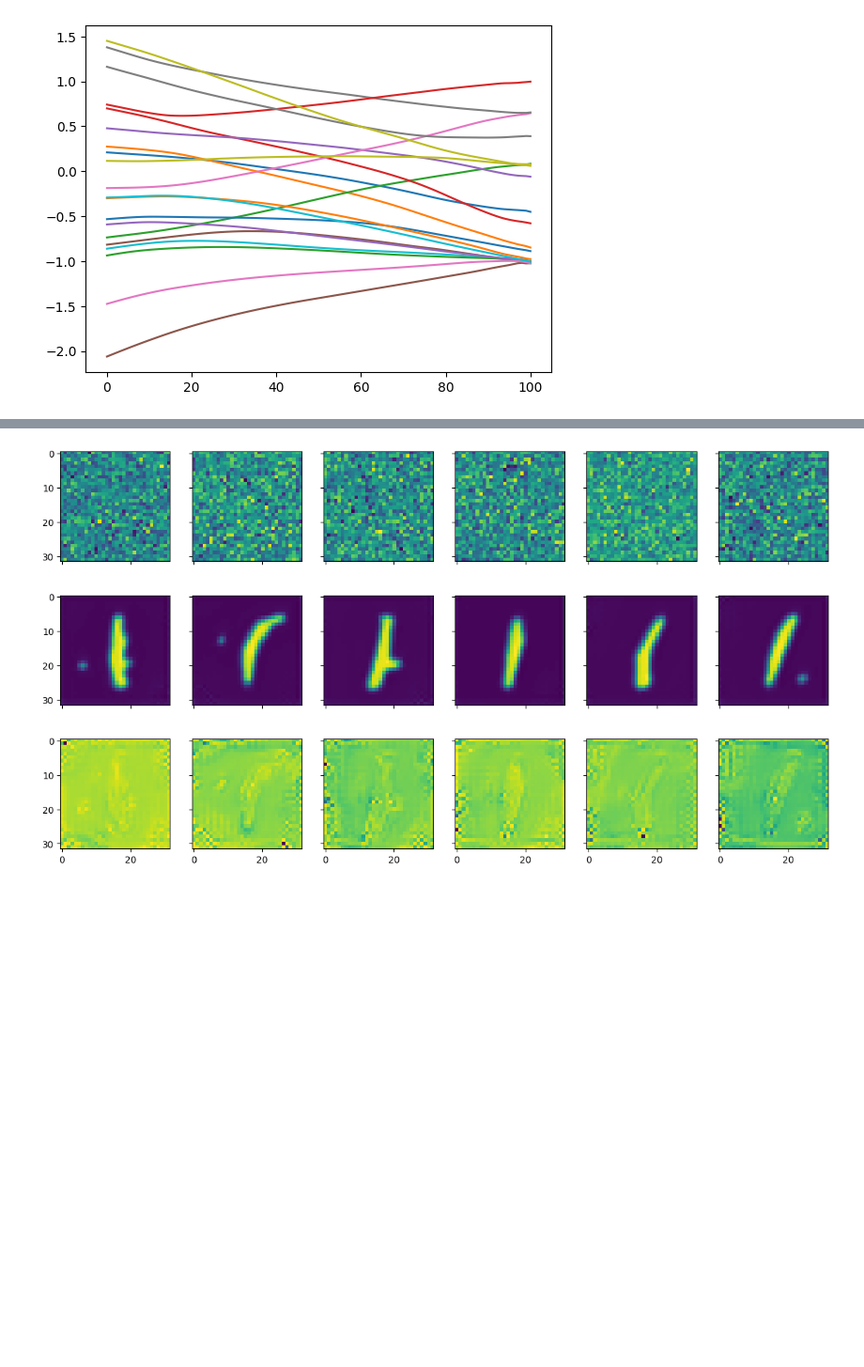
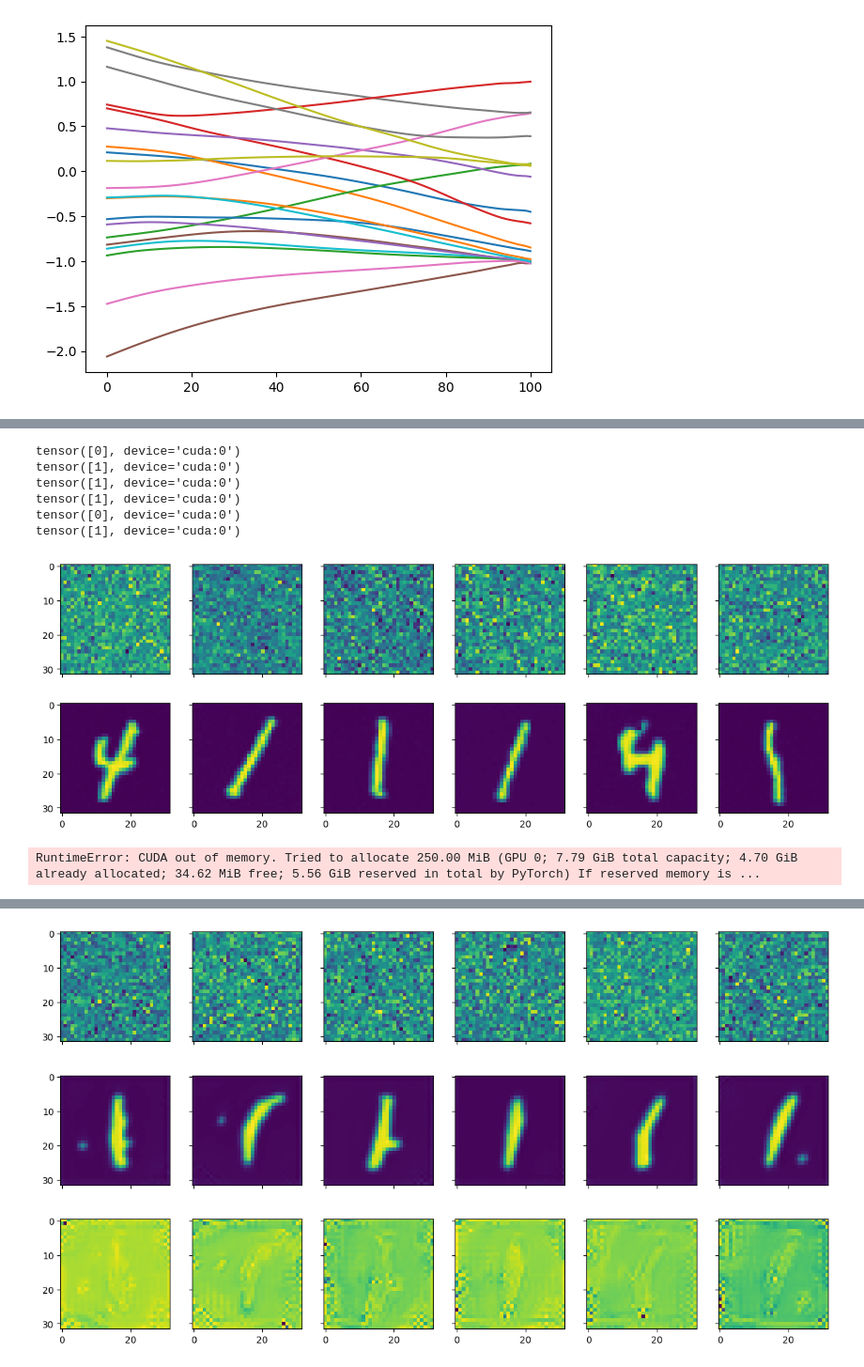
Before and after one commit to HeiseMax/RectifiedFlow, a Jupyter notebook: MNIST_1a4_Unet_big.ipynb, the cells around one changed output, grey strips where cells are left out. Shown at 94% size. Cells and saved outputs as stored; diff of their text form; code cells hidden in the pictures; blank space fills up the shorter version.

```diff
--- a/MNIST_1a4_Unet_big.ipynb
+++ b/MNIST_1a4_Unet_big.ipynb
@@ -155,0 +178,23 @@ plt.show()
+# %%
+classif = classifer_1a4()
+criterion = CrossEntropyLoss()
+optimizer = torch.optim.SGD(classif.parameters(), lr=1e-3)
+
+for epoch in range(10):
+    for batch in train_dataloader:
+        x, y = batch
+        x = x.reshape(-1, 32*32).to(device)
+        y = y.to(device)
+        y = torch.where(y == 1, 1, 0)
+
+        pred = classif(x)
+        loss = criterion(pred, y)
+
+        loss.backward()
+        optimizer.step()
+# %%
+for batch in train_dataloader:
+    pred = classif(batch[0].reshape(-1,32*32).to(device))
+    break
+print(torch.argmax(pred, dim=1))
+print(batch[1])
@@ -155,0 +219,54 @@ plt.show()
+# %%
+rows = 2
+columns = 6
+size = (15, 5)
+fig, ax = plt.subplots(rows, columns, figsize=(size), sharex=True, sharey=True)
+
+
+for column in range(columns):
+    img_init = torch.randn(1,1,32,32).to(device) * 0.8
+
+    img = rectified_flow_1.sample_ode(img_init, 100)[-1][0,0].detach().cpu().numpy()
+
+    ax[0, column].imshow(img_init[0,0].detach().cpu().numpy())
+
+    ax[1, column].imshow(img)
+
+    pred = classif(torch.tensor(img.reshape(-1, 32*32)).to(device))
+    label = torch.argmax(pred, dim=1)
+
+    print(label)
+
+plt.show()
+# %% [output]
+tensor([0], device='cuda:0')
+tensor([1], device='cuda:0')
+tensor([1], device='cuda:0')
+tensor([1], device='cuda:0')
+tensor([0], device='cuda:0')
+tensor([1], device='cuda:0')
+[figure, added]
+# %%
+img_init = torch.randn(1000,1,32,32).to(device) * 0.9
+
+img = rectified_flow_1.sample_ode(img_init, 100)[-1].detach().cpu().numpy()
+
+pred = classif(torch.tensor(img.reshape(-1, 32*32)).to(device))
+label = torch.argmax(pred, dim=1)
+
+ones = img_init[label == 1]
+fours = img_init[label == 0]
+print(len(ones))
+print(len(fours))
+
+one = torch.mean(ones, dim=[0])
+print(torch.mean(one))
+plt.imshow(one[0].cpu().numpy())
+plt.show()
+
+four = torch.mean(fours, dim=[0])
+print(torch.mean(four))
+plt.imshow(four[0].cpu().numpy())
+plt.show()
+# %% [output]
+RuntimeError: CUDA out of memory. Tried to allocate 250.00 MiB (GPU 0; 7.79 GiB total capacity; 4.70 GiB already allocated; 34.62 MiB free; 5.56 GiB reserved in total by PyTorch) If reserved memory is ...
```
Also changed, not shown: parts of 12 cells of this notebook, 11 other files.
